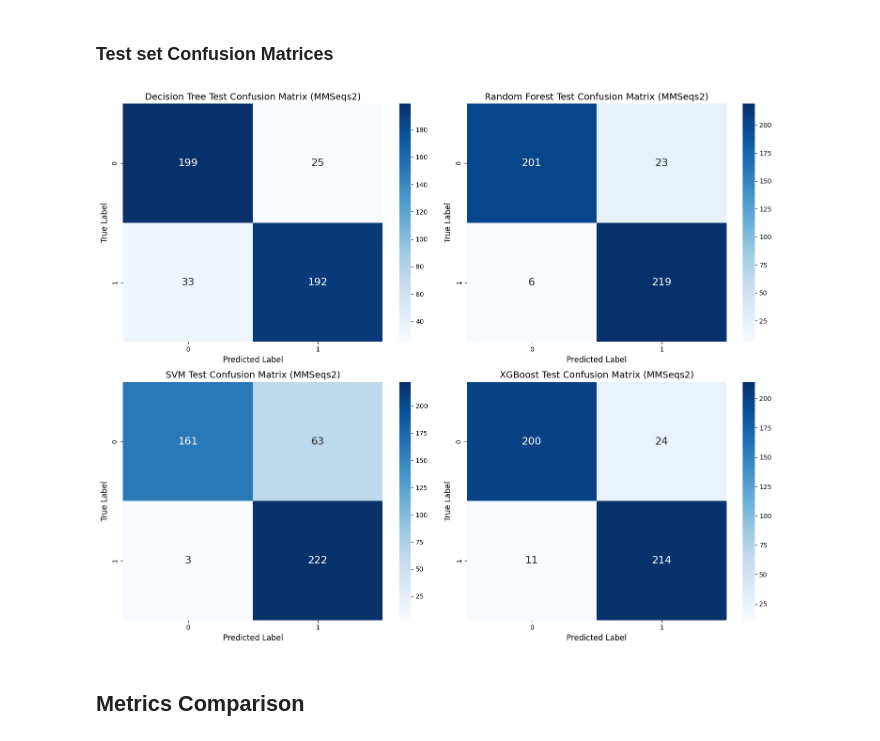
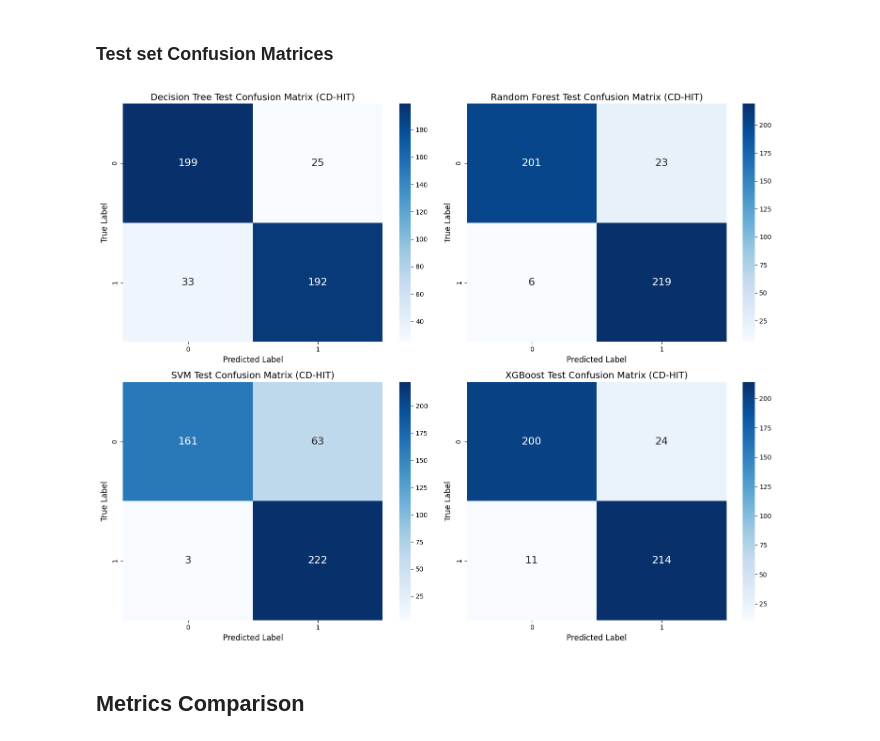
Before and after one commit to ChristianNeitzel/Projeto-Bioinf-PhageAcr, a Jupyter notebook: 5a_code_PhageAcr_ML_cdhit.ipynb, the cells around one changed output. Saved outputs shown, nothing was run; the diff lists cells and outputs as text; code cells hidden in the pictures.

```diff
--- a/5a_code_PhageAcr_ML_cdhit.ipynb
+++ b/5a_code_PhageAcr_ML_cdhit.ipynb
@@ -890,38 +890,38 @@ test_conf_matrix_xgb = confusion_matrix(y_test, y_test_pred_binary)
 
 # Create a figure and a set of subplots
 fig, axes = plt.subplots(2, 2, figsize=(15, 12))
 
 # Plot the confusion matrix for Decision Tree
 sns.heatmap(test_conf_matrix_dt, annot=True, fmt='d', cmap='Blues', ax=axes[0, 0], annot_kws={"size": 16})
 axes[0, 0].set_xlabel('Predicted Label', fontsize=12)
 axes[0, 0].set_ylabel('True Label', fontsize=12)
-axes[0, 0].set_title('Decision Tree Test Confusion Matrix (MMSeqs2)', fontsize=14)
+axes[0, 0].set_title('Decision Tree Test Confusion Matrix (CD-HIT)', fontsize=14)
 
 # Plot the confusion matrix for Random Forest
 sns.heatmap(test_conf_matrix_rf, annot=True, fmt='d', cmap='Blues', ax=axes[0, 1], annot_kws={"size": 16})
 axes[0, 1].set_xlabel('Predicted Label', fontsize=12)
 axes[0, 1].set_ylabel('True Label', fontsize=12)
-axes[0, 1].set_title('Random Forest Test Confusion Matrix (MMSeqs2)', fontsize=14)
+axes[0, 1].set_title('Random Forest Test Confusion Matrix (CD-HIT)', fontsize=14)
 
 # Plot the confusion matrix for SVM
 sns.heatmap(test_conf_matrix_svm, annot=True, fmt='d', cmap='Blues', ax=axes[1, 0], annot_kws={"size": 16})
 axes[1, 0].set_xlabel('Predicted Label', fontsize=12)
 axes[1, 0].set_ylabel('True Label', fontsize=12)
-axes[1, 0].set_title('SVM Test Confusion Matrix (MMSeqs2)', fontsize=14)
+axes[1, 0].set_title('SVM Test Confusion Matrix (CD-HIT)', fontsize=14)
 
 # Plot the confusion matrix for XGBoost
 sns.heatmap(test_conf_matrix_xgb, annot=True, fmt='d', cmap='Blues', ax=axes[1, 1], annot_kws={"size": 16})
 axes[1, 1].set_xlabel('Predicted Label', fontsize=12)
 axes[1, 1].set_ylabel('True Label', fontsize=12)
-axes[1, 1].set_title('XGBoost Test Confusion Matrix (MMSeqs2)', fontsize=14)
+axes[1, 1].set_title('XGBoost Test Confusion Matrix (CD-HIT)', fontsize=14)
 
 # Adjust layout to prevent overlap
 plt.tight_layout()
 
 # Show the plot
 plt.show()
 # %% [output]
-[figure, old version]
+[figure, new version]
 # %% [markdown]
 ## Metrics Comparison
 # %%
```
Also changed, not shown: 1 other file.
